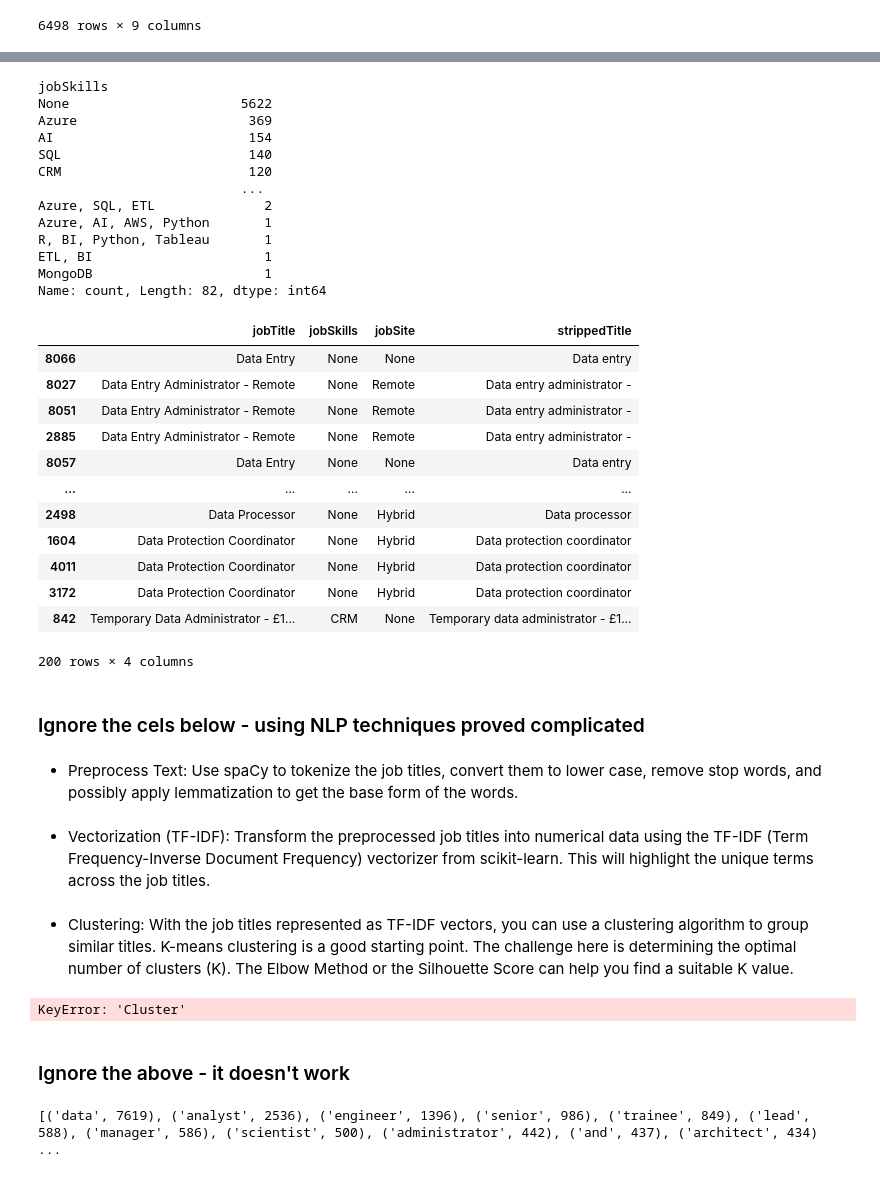
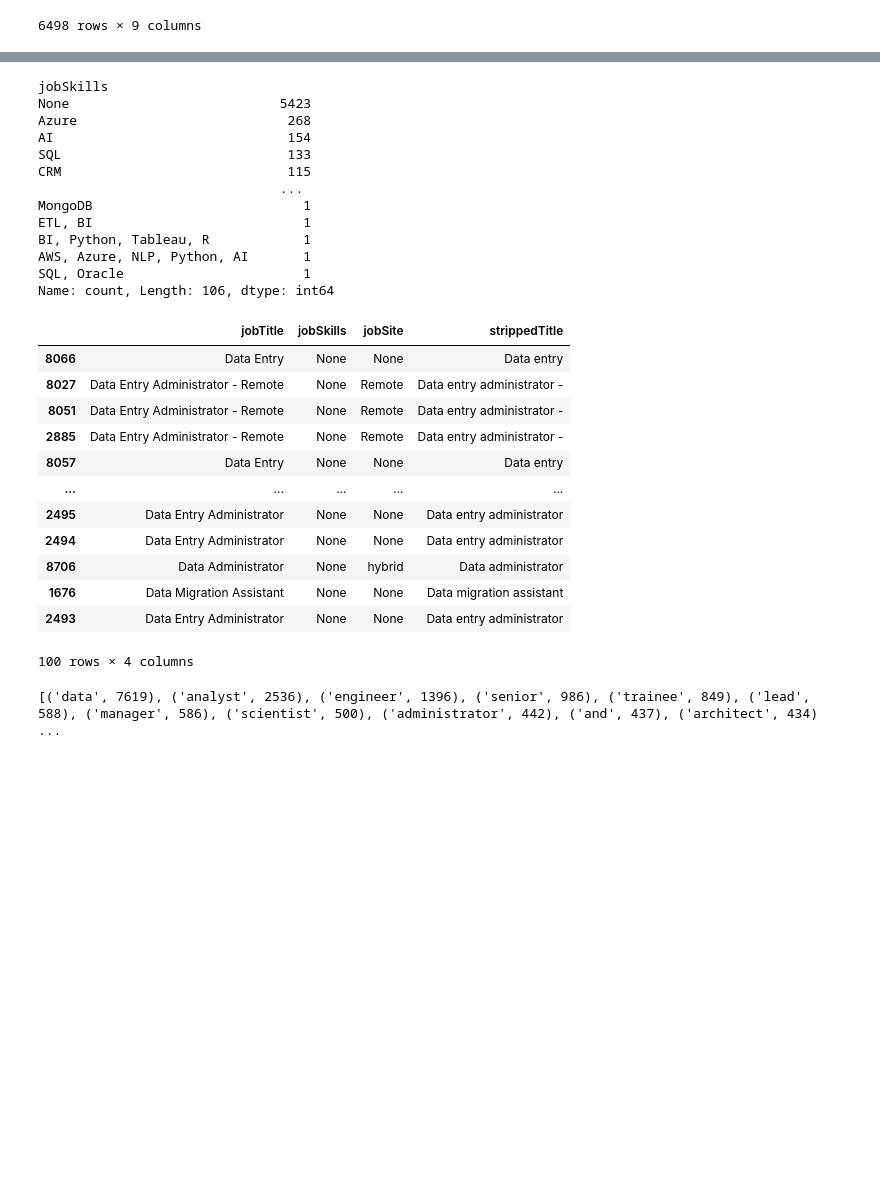
Before and after one commit to mygitbob/feb24_project_job-market, a Jupyter notebook: src/reed mdb pull and transforml.ipynb, the cells around one changed output, grey strips where cells are left out. Drawn from its saved outputs; the diff is of its cells as text; code cells hidden in the pictures; blank space fills up the shorter version.

Commit message:
Mongo yaml and env secrets and reed transformation

```diff
--- a/src/reed mdb pull and transforml.ipynb
+++ b/src/reed mdb pull and transforml.ipynb
@@ -444,7 +444,8 @@ keywords_skills = [
     "Apache Kafka", "Redis", "Elasticsearch", "Kibana", "Ansible", "REST", "RESTful", "API",
     "GraphQL", "Linux", "Matplotlib", "Seaborn", "Jupyter Notebook", "Scikit-learn",
     "TensorFlow", "PyTorch", "Data Lakes", "Data Warehousing", "Agile", "Scrum", "Blockchain",
-    "Edge Computing", "VMware", "SAS", "Flask", "Django", "Apache", "Airflow", "Luigi"
+    "Edge Computing", "VMware", "SAS", "Flask", "Django", "Apache", "Airflow", "Luigi", "NLP",
+    "Databricks", "redshift", "Excel", "HANA", "Oracle", "crypto"
 ]
 
 keywords_site = ['remote', 'hybrid', 'on-site']
@@ -471,57 +472,53 @@ df_reed_salary_tr['jobSite'] = df_reed_salary_tr.apply(lambda row: categorize_by
 df_reed_salary_tr['jobSkills'].value_counts()
 # %% [output]
 jobSkills
-None                      5622
-Azure                      369
-AI                         154
-SQL                        140
-CRM                        120
-                          ...
-Azure, SQL, ETL              2
-Azure, AI, AWS, Python       1
-R, BI, Python, Tableau       1
-ETL, BI                      1
-MongoDB                      1
-Name: count, Length: 82, dtype: int64
+None                           5423
+Azure                           268
+AI                              154
+SQL                             133
+CRM                             115
+                               ...
+MongoDB                           1
+ETL, BI                           1
+BI, Python, Tableau, R            1
+AWS, Azure, NLP, Python, AI       1
+SQL, Oracle                       1
+Name: count, Length: 106, dtype: int64
 # %%
 def remove_matching_terms(row):
     # Split skills and site strings into lists of words; ensure case-insensitive matching by lowering the case
     skills = str(row['jobSkills']).lower().split(', ')
     site = str(row['jobSite']).lower().split(', ')
 
     # Combine skills and site lists for comprehensive matching
     keywords_to_remove = skills + site
 
     # Prepare the job title for processing
     job_title = row['jobTitle'].lower()
 
     # Remove any matching terms from the job title
     for keyword in keywords_to_remove:
         job_title = job_title.replace(keyword, '')
 
     # Return the stripped job title, optionally capitalizing it for consistency
     return ' '.join(job_title.split()).capitalize()
 
 # Apply the function to each row and save the result in a new column 'strippedTitle'
 df_reed_salary_tr['strippedTitle'] = df_reed_salary_tr.apply(remove_matching_terms, axis=1)
 
 # Display the DataFrame to verify the changes
-df_reed_salary_tr[['jobTitle', 'jobSkills', 'jobSite', 'strippedTitle']].head(200)
+df_reed_salary_tr[['jobTitle', 'jobSkills', 'jobSite', 'strippedTitle']].head(100)
 # %% [output]
 |  | jobTitle | jobSkills | jobSite | strippedTitle |
 | 8066 | Data Entry | None | None | Data entry |
 | 8027 | Data Entry Administrator - Remote | None | Remote | Data entry administrator - |
 | 8051 | Data Entry Administrator - Remote | None | Remote | Data entry administrator - |
 | 2885 | Data Entry Administrator - Remote | None | Remote | Data entry administrator - |
 | 8057 | Data Entry | None | None | Data entry |
 | ... | ... | ... | ... | ... |
-| 2498 | Data Processor | None | Hybrid | Data processor |
-| 1604 | Data Protection Coordinator | None | Hybrid | Data protection coordinator |
-| 4011 | Data Protection Coordinator | None | Hybrid | Data protection coordinator |
-| 3172 | Data Protection Coordinator | None | Hybrid | Data protection coordinator |
-| 842 | Temporary Data Administrator - £1... | CRM | None | Temporary data administrator - £1... |
+| 2495 | Data Entry Administrator | None | None | Data entry administrator |
+| 2494 | Data Entry Administrator | None | None | Data entry administrator |
+| 8706 | Data Administrator | None | hybrid | Data administrator |
+| 1676 | Data Migration Assistant | None | None | Data migration assistant |
+| 2493 | Data Entry Administrator | None | None | Data entry administrator |
-200 rows × 4 columns
+100 rows × 4 columns
-# %% [markdown]
-### Ignore the cels below - using NLP techniques proved complicated
-# %% [markdown]
- - Preprocess Text: Use spaCy to tokenize the job titles, convert them to lower case, remove stop words, and possibly apply lemmatization to get the base form of the words.
@@ -533,2 +524,0 @@ def preprocess(text):
-# %% [markdown]
-- Vectorization (TF-IDF): Transform the preprocessed job titles into numerical data using the TF-IDF (Term Frequency-Inverse Document Frequency) vectorizer from scikit-learn. This will highlight the unique terms across the job titles.
@@ -543,2 +524,0 @@ tfidf_matrix = tfidf_vectorizer.fit_transform(preprocessed_titles)
-# %% [markdown]
-- Clustering: With the job titles represented as TF-IDF vectors, you can use a clustering algorithm to group similar titles. K-means clustering is a good starting point. The challenge here is determining the optimal number of clusters (K). The Elbow Method or the Silhouette Score can help you find a suitable K value.
@@ -553,31 +525,3 @@ clusters = kmeans.labels_
-# %%
-def find_representative_terms(cluster, n=3):
-    # Extract job titles belonging to the cluster
-    titles = df_reed_salary_tr[df_reed_salary_tr['Cluster'] == cluster]['jobTitle']
-
-    # Tokenize and count word frequencies within the cluster
-    word_freq = {}
-    for title in titles:
-        for word in title.split():
-            # Simple normalization to lowercase
-            word = word.lower()
-            if word not in word_freq:
-                word_freq[word] = 1
-            else:
-                word_freq[word] += 1
-
-    # Sort words by frequency and return the top 'n' words
-    sorted_words = sorted(word_freq, key=word_freq.get, reverse=True)
-    return ' '.join(sorted_words[:n])
-
-# Apply the function to generate a representative title for each cluster
-for cluster in range(39):
-    representative_terms = find_representative_terms(cluster)
-    df_reed_salary_tr.loc[df_reed_salary_tr['Cluster'] == cluster, 'ProcessedTitle'] = representative_terms
-# %% [output]
-KeyError: 'Cluster'
-# %% [markdown]
-### Ignore the above - it doesn't work
 # %%
 from collections import Counter
 
```
Also changed, not shown: parts of 14 cells of this notebook, 2 other files.
